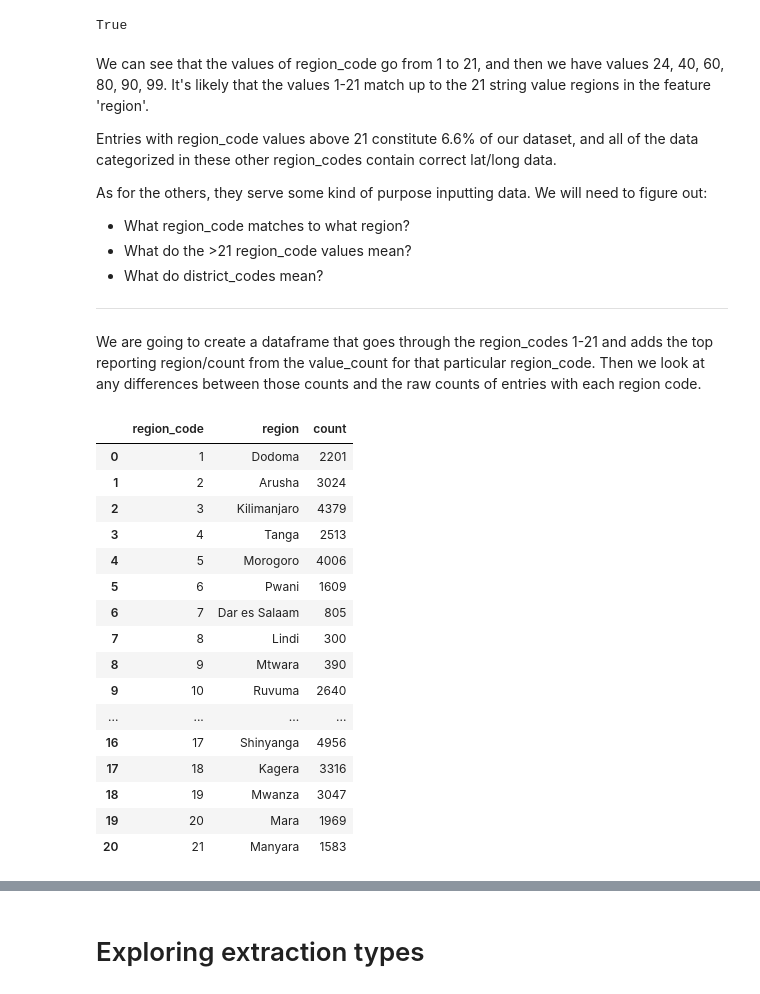
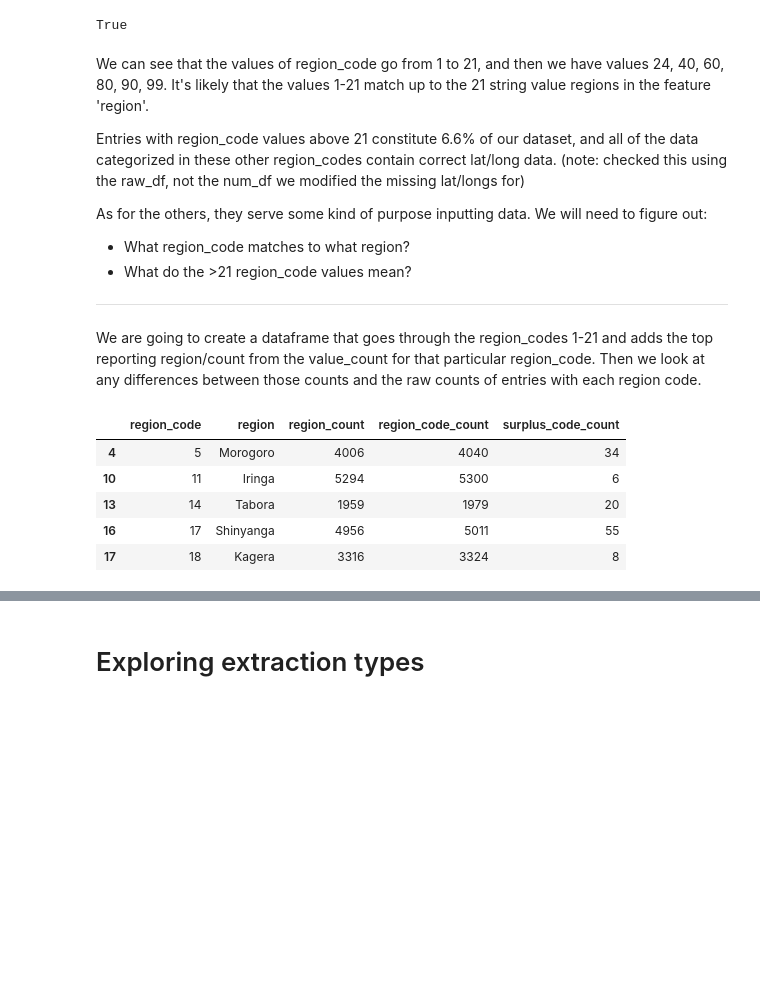
Before and after one commit to brtracy/phase_3_project, a Jupyter notebook: EDA.ipynb, the cells around one changed output, grey strips where cells are left out. Saved outputs shown, nothing was run; the diff lists cells and outputs as text; code cells hidden in the pictures; blank space fills up the shorter version.

Commit message:
finished region codes

```diff
--- a/EDA.ipynb
+++ b/EDA.ipynb
@@ -562,3 +537,29 @@ random.triangular(r17_long+r17_long_std, r17_long-r17_long_std)
+# %%
+# get the list of the region codes with errors
+error_regions = list(gps_errors.region_code.value_counts().index)
+
+for region in error_regions:
+    # split the data based on longitude not being 0.0
+    region_no_gps = num_df[(num_df.region_code == region) & (num_df.longitude == 0.0)]
+    region_gps_data = num_df[(num_df.region_code == region) & (num_df.longitude != 0.0)]
+    # get mean and std for the long/lat of gps data we have
+    avg_long = region_gps_data[['longitude', 'latitude']].mean()[0]
+    avg_lat = region_gps_data[['longitude', 'latitude']].mean()[1]
+    long_std = region_gps_data[['longitude', 'latitude']].std()[0]
+    lat_std = region_gps_data[['longitude', 'latitude']].std()[1]
+    # initialize empty lists for random data to fill
+    fill_long = []
+    fill_lat = []
+    # append to each list a random value within the standard deviation of the mean
+    for x in range(len(region_no_gps)):
+        fill_long.append(random.triangular(avg_long+long_std, avg_long-long_std))
+        fill_lat.append(random.triangular(avg_lat+lat_std, avg_lat-lat_std))
+        x += 1
+    # convert the two lists into a dataframe
+    fill_df = pd.DataFrame([fill_long, fill_lat]).transpose()
+    fill_df.columns = ['longitude', 'latitude']
+    # replace the missing GPS data with these randomized values
+    num_df.loc[region_no_gps.index, ['longitude', 'latitude']] = fill_df
 # %% [markdown]
 ## num_private
 # %%
@@ -611,39 +618,30 @@ True
 # %% [markdown]
 We can see that the values of region_code go from 1 to 21, and then we have values 24, 40, 60, 80, 90, 99. It's likely that the values 1-21 match up to the 21 string value regions in the feature 'region'.
 
-Entries with region_code values above 21 constitute 6.6% of our dataset, and all of the data categorized in these other region_codes contain correct lat/long data.
+Entries with region_code values above 21 constitute 6.6% of our dataset, and all of the data categorized in these other region_codes contain correct lat/long data. (note: checked this using the raw_df, not the num_df we modified the missing lat/longs for)
 
 As for the others, they serve some kind of purpose inputting data. We will need to figure out:
 - What region_code matches to what region?
 - What do the >21 region_code values mean?
-- What do district_codes mean?
 _________
 We are going to create a dataframe that goes through the region_codes 1-21 and adds the top reporting region/count from the value_count for that particular region_code. Then we look at any differences between those counts and the raw counts of entries with each region code.
 # %%
 region_code_list = []
 
 for x in range(1, 22):
     region = raw_df[raw_df.region_code == x]['region'].value_counts().index[0]
     count = raw_df[raw_df.region_code == x]['region'].value_counts().values[0]
     region_code_list.append((x, region, count))
 
-region_df = pd.DataFrame(region_code_list, columns=['region_code', 'region', 'count'])
-region_df
+region_df = pd.DataFrame(region_code_list, columns=['region_code', 'region', 'region_count'])
+region_df['region_code_count'] = raw_df.region_code.value_counts().sort_index().values[:21]
+
+region_df['surplus_code_count'] = region_df['region_code_count'] - region_df['region_count']
+region_df[region_df.surplus_code_count > 0]
 # %% [output]
-|  | region_code | region | count |
-| 0 | 1 | Dodoma | 2201 |
-| 1 | 2 | Arusha | 3024 |
-| 2 | 3 | Kilimanjaro | 4379 |
-| 3 | 4 | Tanga | 2513 |
-| 4 | 5 | Morogoro | 4006 |
-| 5 | 6 | Pwani | 1609 |
-| 6 | 7 | Dar es Salaam | 805 |
-| 7 | 8 | Lindi | 300 |
-| 8 | 9 | Mtwara | 390 |
-| 9 | 10 | Ruvuma | 2640 |
-| ... | ... | ... | ... |
-| 16 | 17 | Shinyanga | 4956 |
-| 17 | 18 | Kagera | 3316 |
-| 18 | 19 | Mwanza | 3047 |
-| 19 | 20 | Mara | 1969 |
-| 20 | 21 | Manyara | 1583 |
+|  | region_code | region | region_count | region_code_count | surplus_code_count |
+| 4 | 5 | Morogoro | 4006 | 4040 | 34 |
+| 10 | 11 | Iringa | 5294 | 5300 | 6 |
+| 13 | 14 | Tabora | 1959 | 1979 | 20 |
+| 16 | 17 | Shinyanga | 4956 | 5011 | 55 |
+| 17 | 18 | Kagera | 3316 | 3324 | 8 |
```
Also changed, not shown: parts of 85 cells of this notebook.
